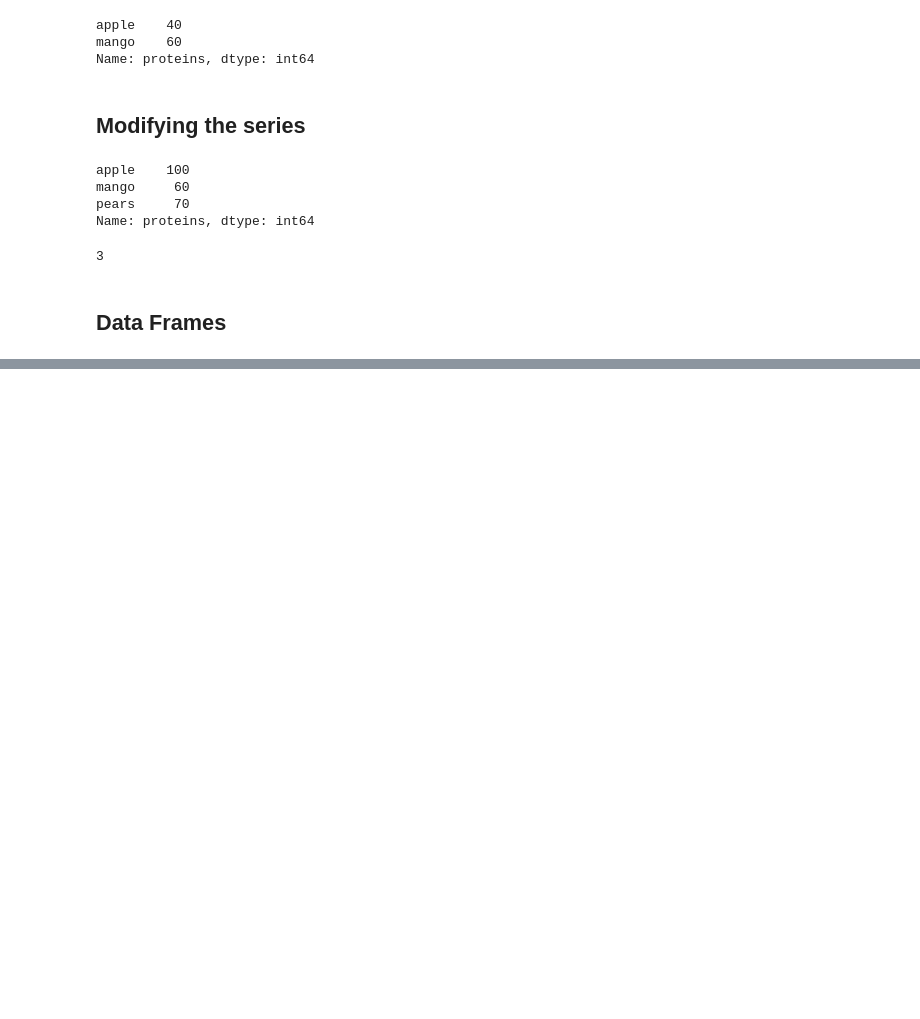
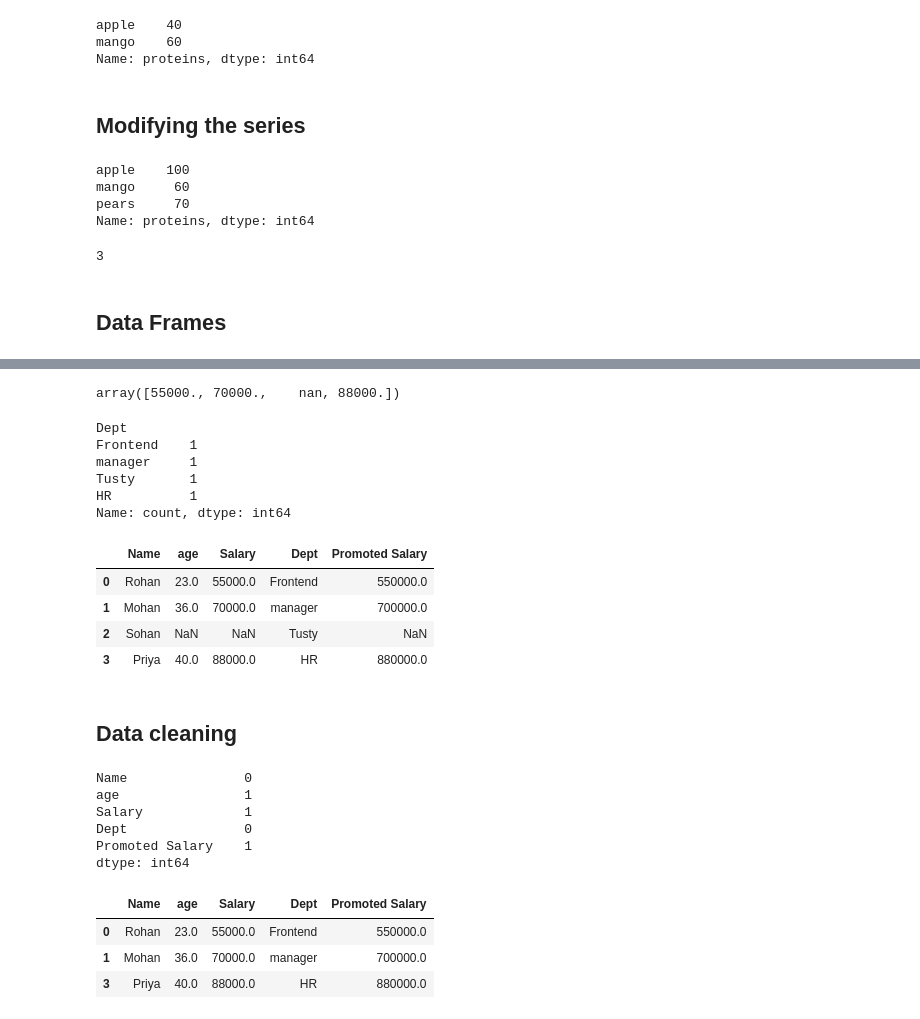
Before and after one commit to krishna016agarwal/Numpy, a Jupyter notebook: pandas.ipynb, the cells around one changed output, grey strips where cells are left out. Saved outputs shown, nothing was run; the diff lists cells and outputs as text; code cells hidden in the pictures; blank space fills up the shorter version.

Commit message:
Data cleaning

```diff
--- a/pandas.ipynb
+++ b/pandas.ipynb
@@ -192,0 +278,4 @@ df.tail(1) # print last row
+# %%
+print(df["Salary"])
+df["Salary"]=df["Salary"] + 10000
+print(df["Salary"])
@@ -192,0 +295,3 @@ df.tail(1) # print last row
+# %%
+df.rename(columns={"Department":"Dept"},inplace=True)
+df
@@ -192,0 +304,41 @@ df.tail(1) # print last row
+# %%
+df["Salary"].unique()
+# %% [output]
+array([55000., 70000.,    nan, 88000.])
+# %%
+df["Dept"].value_counts()
+# %% [output]
+Dept
+Frontend    1
+manager     1
+Tusty       1
+HR          1
+Name: count, dtype: int64
+# %%
+df["Promoted Salary"]=df["Salary"]*10
+df
+# %% [output]
+|  | Name | age | Salary | Dept | Promoted Salary |
+| 0 | Rohan | 23.0 | 55000.0 | Frontend | 550000.0 |
+| 1 | Mohan | 36.0 | 70000.0 | manager | 700000.0 |
+| 2 | Sohan | NaN | NaN | Tusty | NaN |
+| 3 | Priya | 40.0 | 88000.0 | HR | 880000.0 |
+# %% [markdown]
+## Data cleaning
+# %%
+df.isnull().sum()
+# %% [output]
+Name               0
+age                1
+Salary             1
+Dept               0
+Promoted Salary    1
+dtype: int64
+# %%
+df.dropna()
+#df.dropna(inplace=true) make chages in original dataframe
+# %% [output]
+|  | Name | age | Salary | Dept | Promoted Salary |
+| 0 | Rohan | 23.0 | 55000.0 | Frontend | 550000.0 |
+| 1 | Mohan | 36.0 | 70000.0 | manager | 700000.0 |
+| 3 | Priya | 40.0 | 88000.0 | HR | 880000.0 |
```
Also changed, not shown: parts of 26 cells of this notebook, 6 other files.
